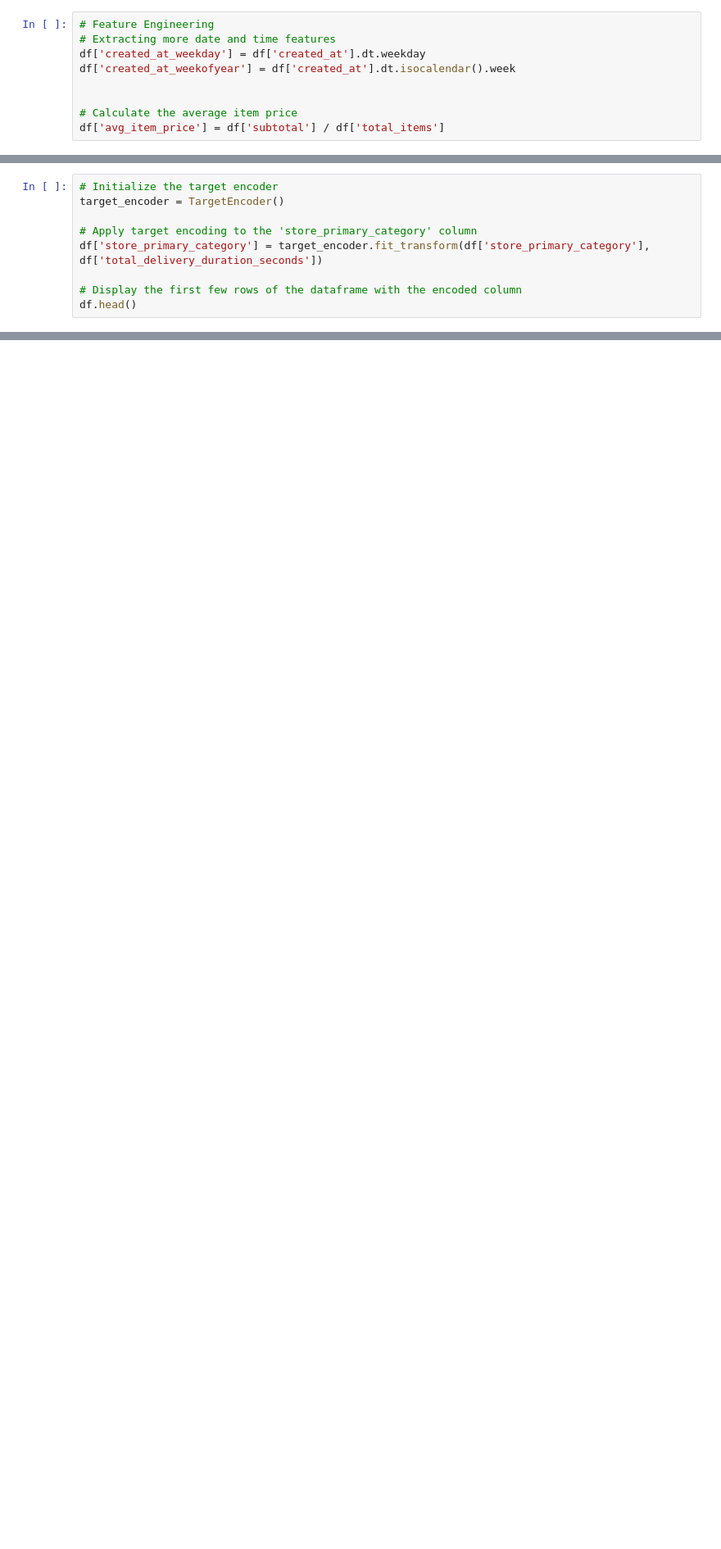
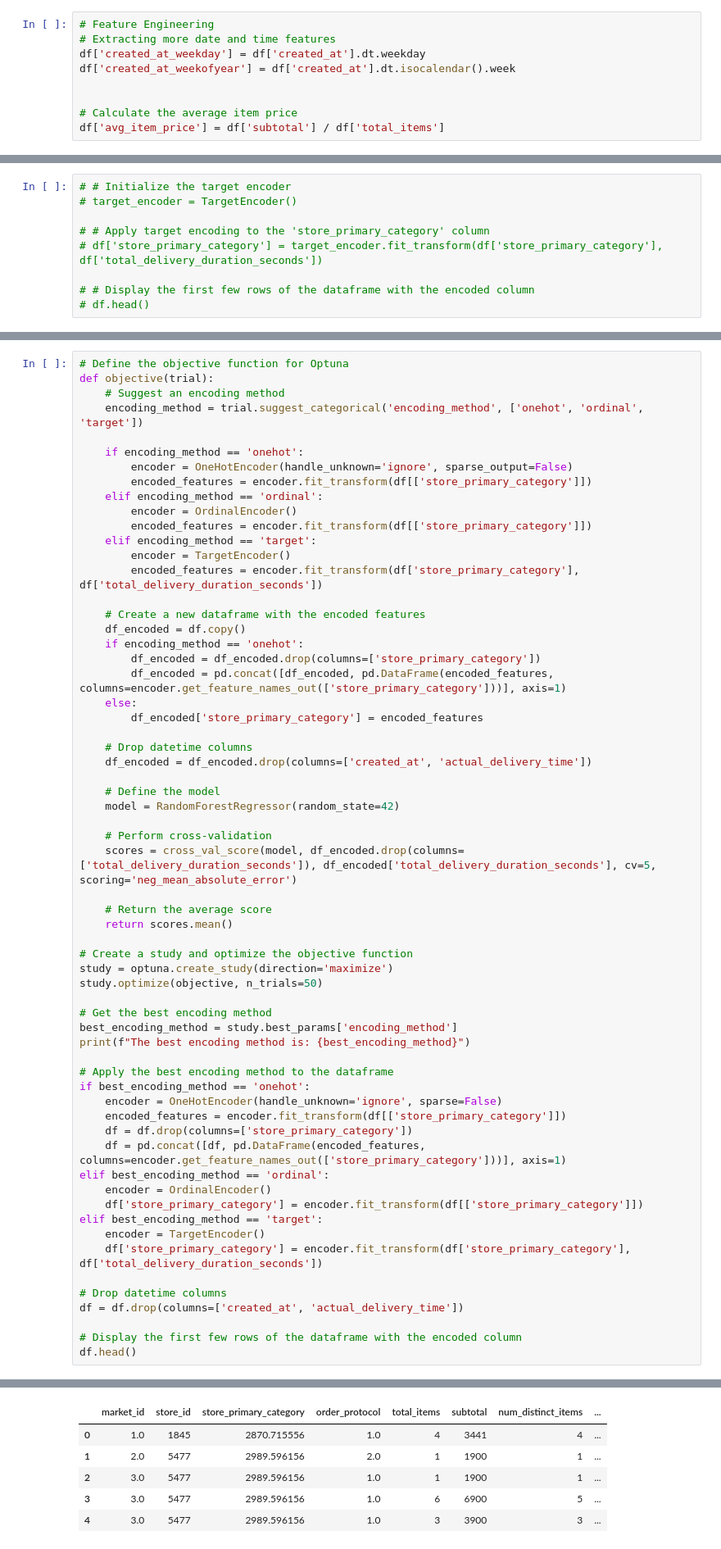
Before and after one commit to EligeBader/Delivery-Duration-Prediction, a Jupyter notebook: preprocessing.ipynb, the cells around one changed output, grey strips where cells are left out. Shown at 82% size. Cells and saved outputs as stored; diff of their text form; blank space fills up the shorter version.

Commit message:
use optuna for getting best encoding method

```diff
--- a/preprocessing.ipynb
+++ b/preprocessing.ipynb
@@ -222,11 +224,11 @@ In this plot, I visualize the distribution of the `store_primary_category` varia
 - The less frequent store categories include `indonesian`, `alcohol-plus-food`, and `african`, etc.
 - There is a noticeable imbalance in the dataset, with certain categories like `american` being significantly more frequent than others. This imbalance might need to be addressed during the modeling phase to ensure that the model does not become biased towards the more frequent categories.
 # %%
-# Initialize the target encoder
-target_encoder = TargetEncoder()
+# # Initialize the target encoder
+# target_encoder = TargetEncoder()
 
-# Apply target encoding to the 'store_primary_category' column
-df['store_primary_category'] = target_encoder.fit_transform(df['store_primary_category'], df['total_delivery_duration_seconds'])
+# # Apply target encoding to the 'store_primary_category' column
+# df['store_primary_category'] = target_encoder.fit_transform(df['store_primary_category'], df['total_delivery_duration_seconds'])
 
-# Display the first few rows of the dataframe with the encoded column
-df.head()
+# # Display the first few rows of the dataframe with the encoded column
+# df.head()
@@ -239,0 +235,63 @@ df.head()
+# %%
+# Define the objective function for Optuna
+def objective(trial):
+    # Suggest an encoding method
+    encoding_method = trial.suggest_categorical('encoding_method', ['onehot', 'ordinal', 'target'])
+
+    if encoding_method == 'onehot':
+        encoder = OneHotEncoder(handle_unknown='ignore', sparse_output=False)
+        encoded_features = encoder.fit_transform(df[['store_primary_category']])
+    elif encoding_method == 'ordinal':
+        encoder = OrdinalEncoder()
+        encoded_features = encoder.fit_transform(df[['store_primary_category']])
+    elif encoding_method == 'target':
+        encoder = TargetEncoder()
+        encoded_features = encoder.fit_transform(df['store_primary_category'], df['total_delivery_duration_seconds'])
+
+    # Create a new dataframe with the encoded features
+    df_encoded = df.copy()
+    if encoding_method == 'onehot':
+        df_encoded = df_encoded.drop(columns=['store_primary_category'])
+        df_encoded = pd.concat([df_encoded, pd.DataFrame(encoded_features, columns=encoder.get_feature_names_out(['store_primary_category']))], axis=1)
+    else:
+        df_encoded['store_primary_category'] = encoded_features
+
+    # Drop datetime columns
+    df_encoded = df_encoded.drop(columns=['created_at', 'actual_delivery_time'])
+
+    # Define the model
+    model = RandomForestRegressor(random_state=42)
+
+    # Perform cross-validation
+    scores = cross_val_score(model, df_encoded.drop(columns=['total_delivery_duration_seconds']), df_encoded['total_delivery_duration_seconds'], cv=5, scoring='neg_mean_absolute_error')
+
+    # Return the average score
+    return scores.mean()
+
+# Create a study and optimize the objective function
+study = optuna.create_study(direction='maximize')
+study.optimize(objective, n_trials=50)
+
+# Get the best encoding method
+best_encoding_method = study.best_params['encoding_method']
+print(f"The best encoding method is: {best_encoding_method}")
+
+# Apply the best encoding method to the dataframe
+if best_encoding_method == 'onehot':
+    encoder = OneHotEncoder(handle_unknown='ignore', sparse=False)
+    encoded_features = encoder.fit_transform(df[['store_primary_category']])
+    df = df.drop(columns=['store_primary_category'])
+    df = pd.concat([df, pd.DataFrame(encoded_features, columns=encoder.get_feature_names_out(['store_primary_category']))], axis=1)
+elif best_encoding_method == 'ordinal':
+    encoder = OrdinalEncoder()
+    df['store_primary_category'] = encoder.fit_transform(df[['store_primary_category']])
+elif best_encoding_method == 'target':
+    encoder = TargetEncoder()
+    df['store_primary_category'] = encoder.fit_transform(df['store_primary_category'], df['total_delivery_duration_seconds'])
+
+# Drop datetime columns
+df = df.drop(columns=['created_at', 'actual_delivery_time'])
+
+# Display the first few rows of the dataframe with the encoded column
+df.head()
+# %% [output]
@@ -240,3 +316,9 @@ df.head()
+|  | market_id | store_id | store_primary_category | order_protocol | total_items | subtotal | num_distinct_items | ... |
+| 0 | 1.0 | 1845 | 2870.715556 | 1.0 | 4 | 3441 | 4 | ... |
+| 1 | 2.0 | 5477 | 2989.596156 | 2.0 | 1 | 1900 | 1 | ... |
+| 2 | 3.0 | 5477 | 2989.596156 | 1.0 | 1 | 1900 | 1 | ... |
+| 3 | 3.0 | 5477 | 2989.596156 | 1.0 | 6 | 6900 | 5 | ... |
+| 4 | 3.0 | 5477 | 2989.596156 | 1.0 | 3 | 3900 | 3 | ... |
 # %% [markdown]
 ### Visualization
 # %% [markdown]
```
Also changed, not shown: parts of 3 cells of this notebook.
